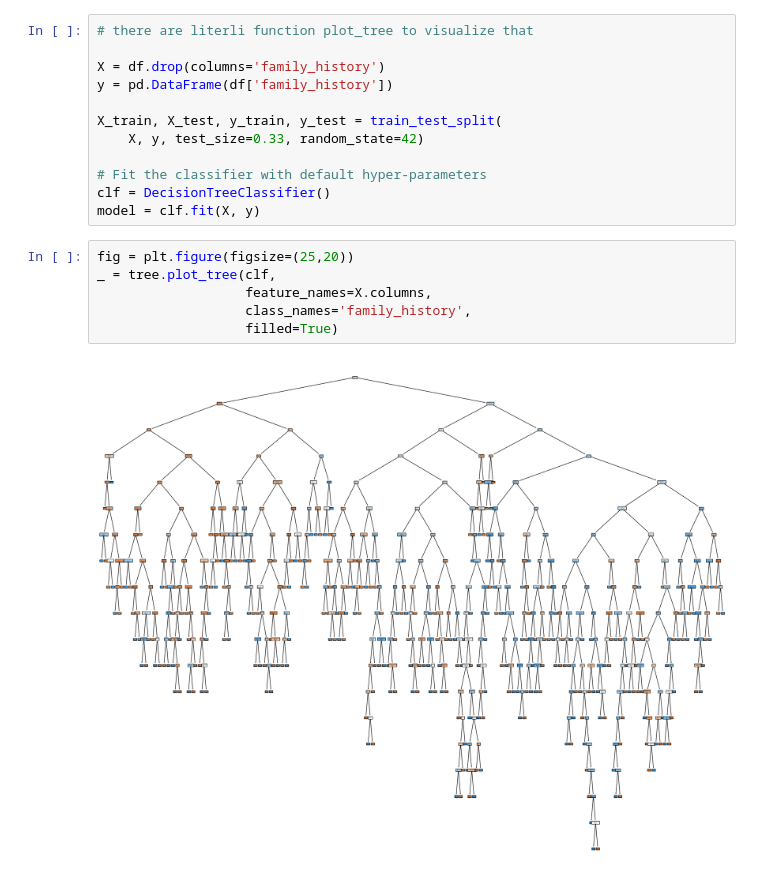
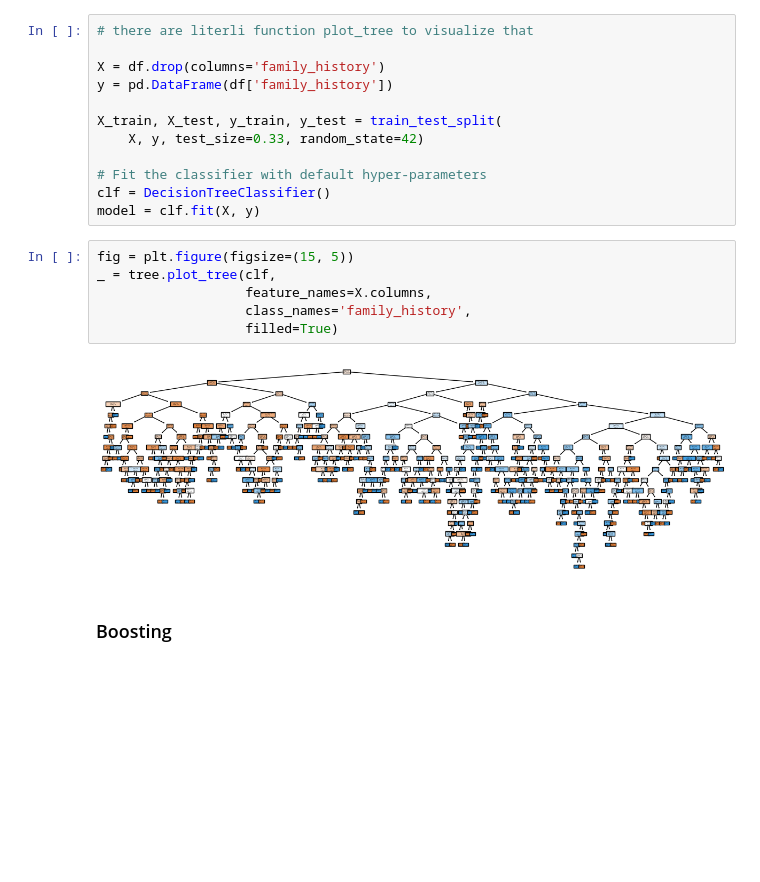
Before and after one commit to NikitaGoltsev/Theory_of_stat_decisions, a Jupyter notebook: lab03/lab03.ipynb, the cells around one changed output. Cells and saved outputs as stored; diff of their text form; blank space fills up the shorter version.

```diff
--- a/lab03/lab03.ipynb
+++ b/lab03/lab03.ipynb
@@ -138,10 +138,12 @@ X_train, X_test, y_train, y_test = train_test_split(
 clf = DecisionTreeClassifier()
 model = clf.fit(X, y)
 # %%
-fig = plt.figure(figsize=(25,20))
+fig = plt.figure(figsize=(15, 5))
 _ = tree.plot_tree(clf,
                    feature_names=X.columns,
                    class_names='family_history',
                    filled=True)
 # %% [output]
-[figure, old version]
+[figure, new version]
+# %% [markdown]
+<h3>Boosting</h3>
```
Also changed, not shown: parts of 1 cell of this notebook.
